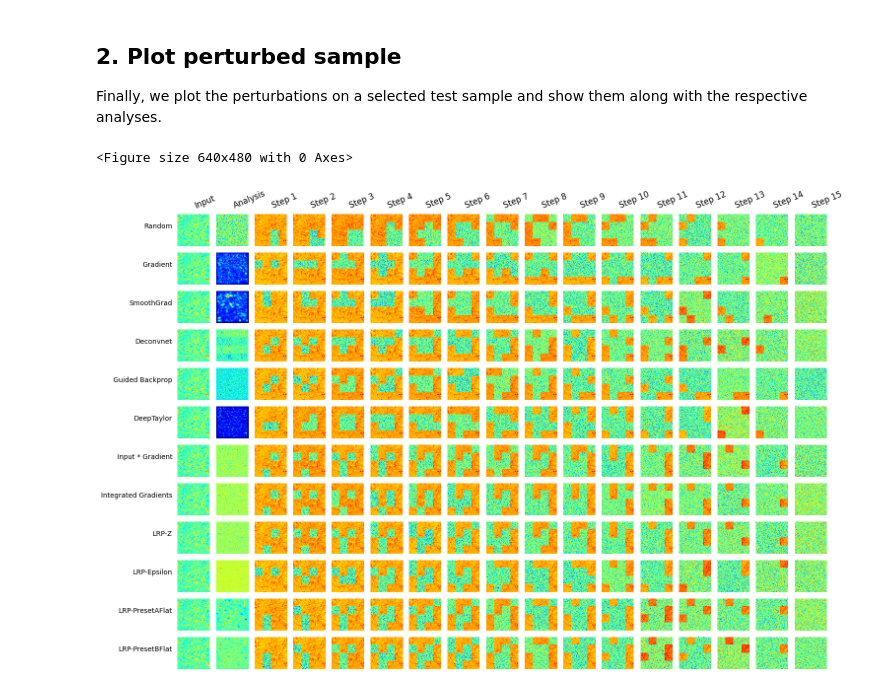
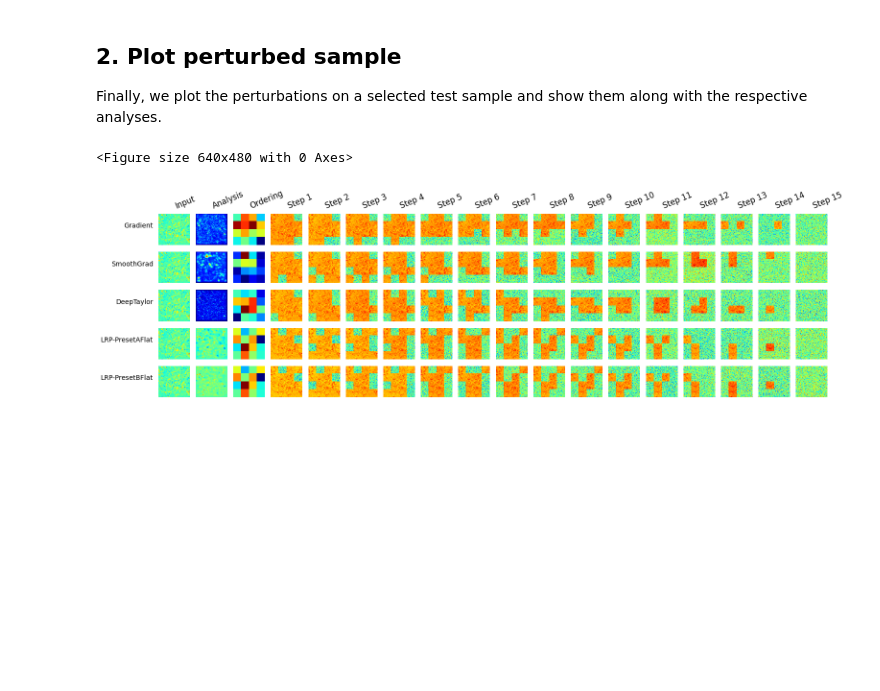
Before and after one commit to Arun-1997/Msc_Thesis, a Jupyter notebook: saliency_maps_perturbation.ipynb, the cells around one changed output. Drawn from its saved outputs; the diff is of its cells as text; code cells hidden in the pictures; blank space fills up the shorter version.

Commit message:
Added ordering

```diff
--- a/saliency_maps_perturbation.ipynb
+++ b/saliency_maps_perturbation.ipynb
@@ -162,7 +166,7 @@ methods = [
 # fmt: on
 
 # Select methods of your choice
-selected_methods_indices = [1,2, 3,4,5,6, 7,8,9,10,11,12]
+selected_methods_indices = [2,3, 6,11,12]
 selected_methods = [methods[i] for i in selected_methods_indices]
 print(f'Using method(s) "{[method[0] for method in selected_methods]}".')
 # %% [output]
@@ -196,7 +200,7 @@ for method, analyzer in zip(selected_methods, analyzers):
     )
 
     # Comment out to invert the perturbation order
-    # perturbation.aggregation_function = lambda x, axis: -np.mean(x, axis=axis)
+    perturbation.aggregation_function = lambda x, axis: -np.mean(x, axis=axis)
 
     perturbation_analysis = PerturbationAnalysis(
         analyzer,
@@ -268,20 +267,30 @@ def _reshape_to_regions(analysis):
     #         self.region_shape[1],
     #     )
     # )
-    regions = analysis.reshape((1,1,32,8,32,8))
+    regions = analysis.reshape((4,64,4,64))
     return regions
 
 def _aggregate_regions(analysis):
     # Make sure color channel has been reduced:
-    assert analysis.shape[1] == 1, analysis.shape
+    # assert analysis.shape[1] == 1, analysis.shape
 
     regions = _reshape_to_regions(analysis)
-    aggregated_regions = np.mean(regions, axis=(3, 5))
+    # print(regions.shape)
+    aggregated_regions = np.mean(regions, axis=(1, 3))
     return aggregated_regions
+
+def _compute_region_ordering(aggregated_regions):
+    # 0 means highest scoring region
+    new_shape = tuple(aggregated_regions.shape[:2]) + (-1,)
+    # print(aggregated_regions)
+    order = np.argsort(-aggregated_regions.reshape(new_shape), axis=-1)
+    # print(order)
+    ranks = order.argsort().reshape(aggregated_regions.shape)
+    return ranks
 # %%
 plt.figure()
 grid, row_labels = [], []
-col_labels = ["Input","Analysis"] + [
+col_labels = ["Input","Analysis","Ordering"] + [
     "Step {}".format(i + 1) for i in range(steps)
 ]
 
@@ -302,32 +311,38 @@ for perturbation_analysis, method in zip(perturbation_analyses, selected_methods
     analysis_agg = analysis[0].sum(axis=np.argmax(np.asarray(analysis[0].shape) == 12))
     sub_grid.append(analysis_agg)
     analysis_list.append(analysis_agg)
+
+    aggregated_regions1 = _aggregate_regions(analysis_agg)
+    # ranks = _compute_region_ordering(aggregated_regions1)
+    ranks = aggregated_regions1
+    sub_grid.append(ranks)
+
     for i in range(steps + 1):
         # Plot the original image and analysis without any perturbation
         # print(i)
         if i > 0:
             perturbation_analysis.perturbation.num_perturbed_regions += (
                 perturbation_analysis.regions_per_step
             )
             # Perturbate
             sample = perturbation_analysis.compute_on_batch(sample, analysis)
             aggregated_regions = perturbation_analysis.perturbation.reduce_function(
                 np.moveaxis(sample, 3, 1), axis=1, keepdims=True
             )
 
             sub_grid.append(aggregated_regions[0][0])
         # else:
         #     # aggregated_regions = perturbation_analysis.perturbation.reduce_function(
         #     #     np.moveaxis(sample, 3, 1), axis=1, keepdims=True
         #     # )
         #     sample1 = test_sample[0].sum(axis=np.argmax(np.asarray(test_sample[0].shape) == 12))
         #     # sample1 /= np.max(np.abs(sample1))
         #     # print(aggregated_regions.shape)
         #     sub_grid.append(sample1)
     grid.append(sub_grid)
 eutils.plot_image_grid(grid, row_labels, list(), col_labels)
 plt.show()
 # %% [output]
 <Figure size 640x480 with 0 Axes>
-[figure, old version]
+[figure, new version]
 # %%
```
Also changed, not shown: parts of 7 cells of this notebook.
